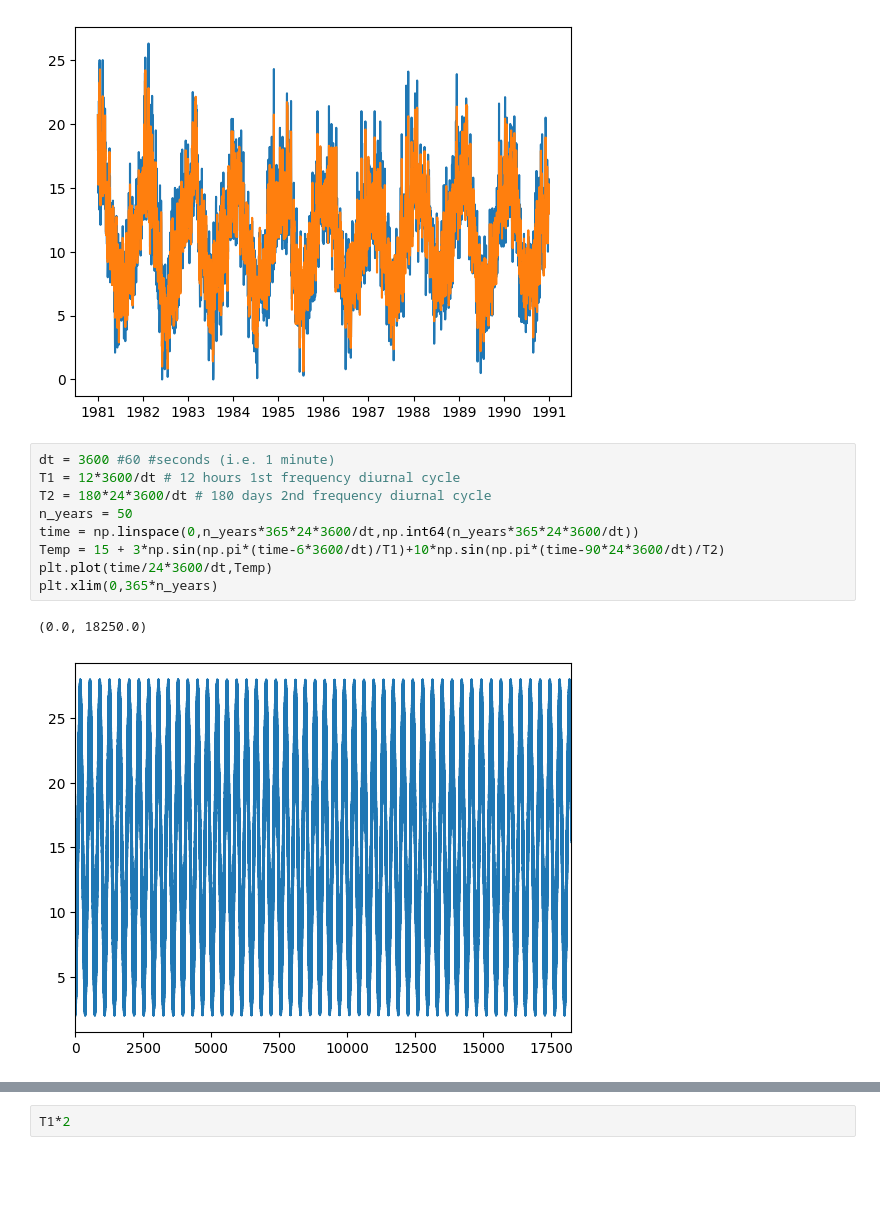
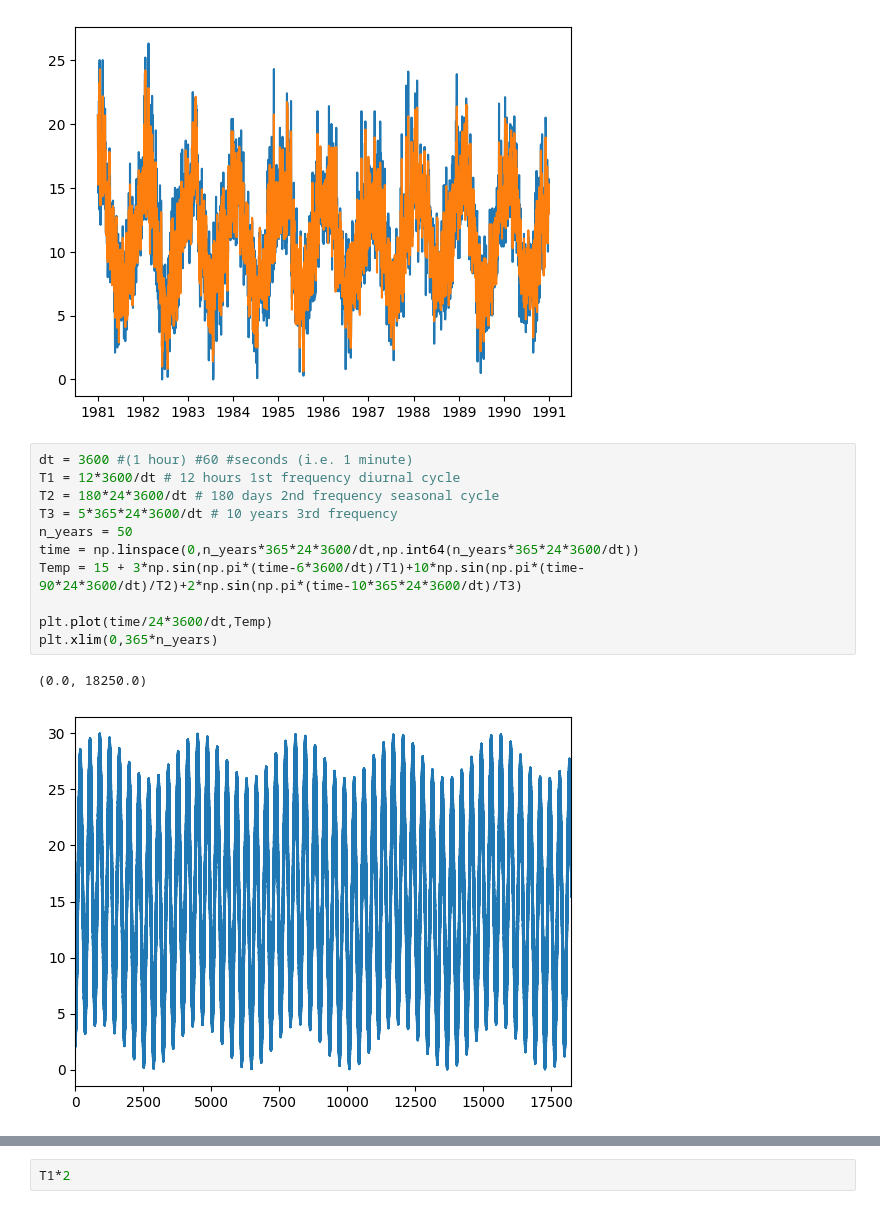
Before and after one commit to milicak/Data_Analysis_Course, a Jupyter notebook: correleation_coefficient_FFT.ipynb, the cells around one changed output, grey strips where cells are left out. Saved outputs shown, nothing was run; the diff lists cells and outputs as text; blank space fills up the shorter version.

```diff
--- a/correleation_coefficient_FFT.ipynb
+++ b/correleation_coefficient_FFT.ipynb
@@ -203,17 +203,19 @@ plt.plot(data['LowPassFiltered']+data['HighPassFiltered'], label='PassFiltered S
 [<matplotlib.lines.Line2D at 0x...>]
 [figure]
 # %%
-dt = 3600 #60 #seconds (i.e. 1 minute)
+dt = 3600 #(1 hour) #60 #seconds (i.e. 1 minute)
 T1 = 12*3600/dt # 12 hours 1st frequency diurnal cycle
-T2 = 180*24*3600/dt # 180 days 2nd frequency diurnal cycle
+T2 = 180*24*3600/dt # 180 days 2nd frequency seasonal cycle
+T3 = 5*365*24*3600/dt # 10 years 3rd frequency
 n_years = 50
 time = np.linspace(0,n_years*365*24*3600/dt,np.int64(n_years*365*24*3600/dt))
-Temp = 15 + 3*np.sin(np.pi*(time-6*3600/dt)/T1)+10*np.sin(np.pi*(time-90*24*3600/dt)/T2)
+Temp = 15 + 3*np.sin(np.pi*(time-6*3600/dt)/T1)+10*np.sin(np.pi*(time-90*24*3600/dt)/T2)+2*np.sin(np.pi*(time-10*365*24*3600/dt)/T3)
+
 plt.plot(time/24*3600/dt,Temp)
 plt.xlim(0,365*n_years)
 # %% [output]
 (0.0, 18250.0)
-[figure, old version]
+[figure, new version]
 # %%
 X = fft.fft(Temp)
 N = len(X)
```
Also changed, not shown: parts of 1 cell of this notebook.
